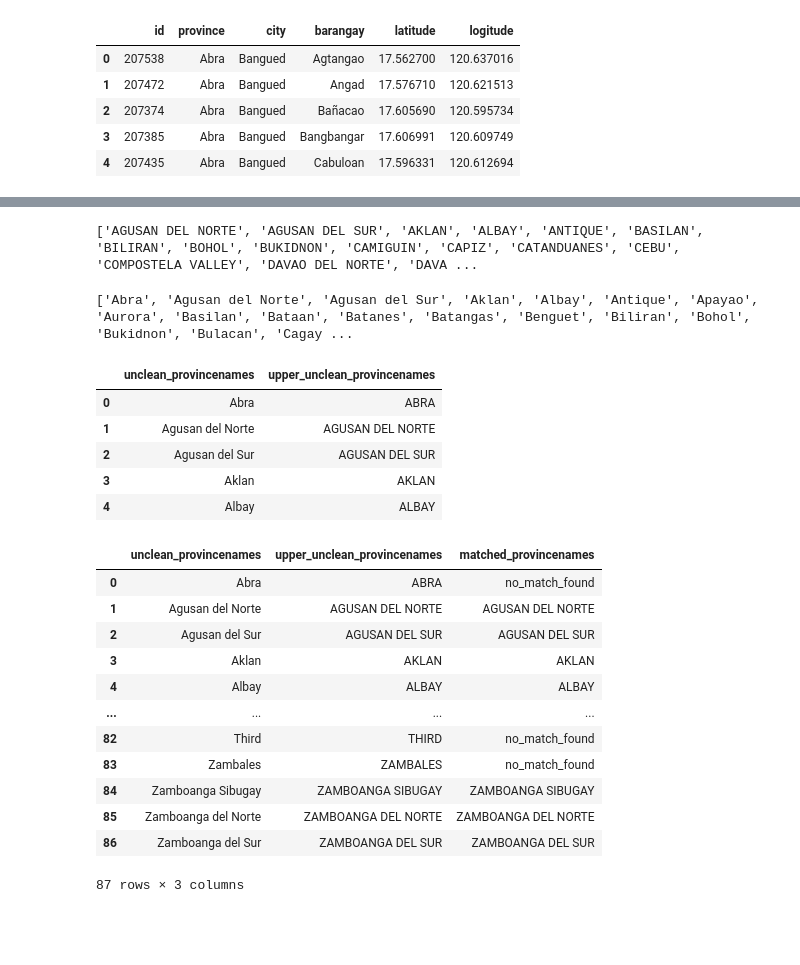
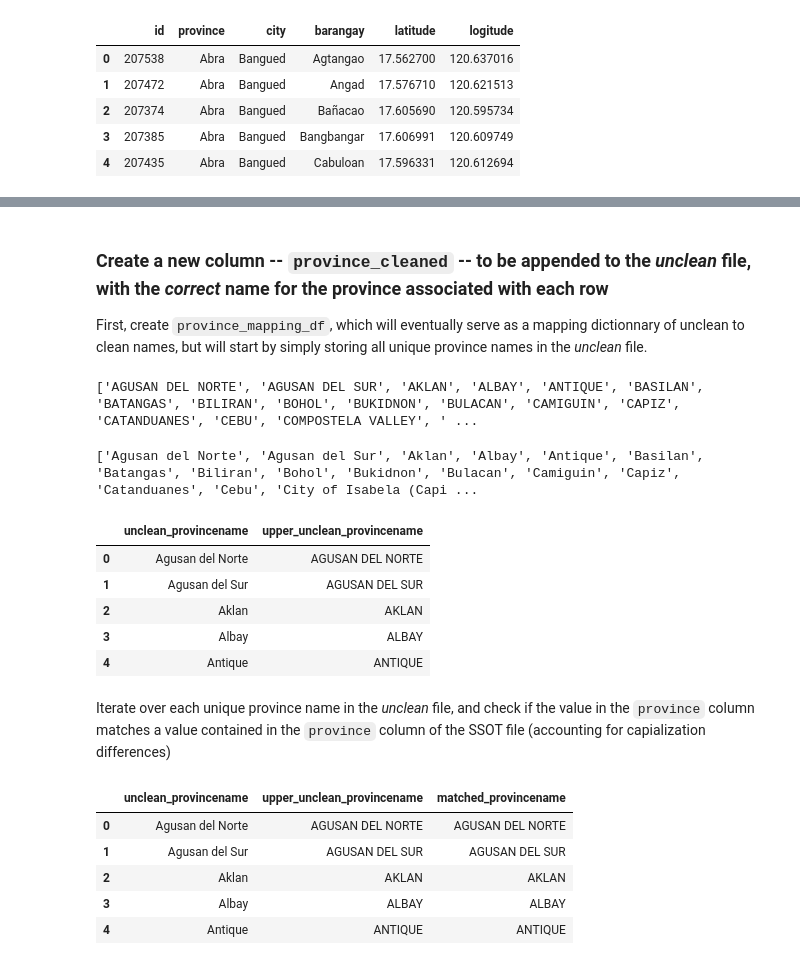
Before and after one commit to caremin-tech/ph-mapping, a Jupyter notebook: data_cleaning_workstream/data_cleaning_workbook.ipynb, the cells around one changed output, grey strips where cells are left out. Saved outputs shown, nothing was run; the diff lists cells and outputs as text; code cells hidden in the pictures; blank space fills up the shorter version.

Commit message:
clean up format, alter ICM region exclusion excel slightly, and set up next steps in README

```diff
--- a/data_cleaning_workstream/data_cleaning_workbook.ipynb
+++ b/data_cleaning_workstream/data_cleaning_workbook.ipynb
@@ -89,0 +101,8 @@ unclean_base_df.head()
+# %%
+# removing all rows from `unclean_base_df` that appear in `non_icm_base_df`
+unclean_base_df = unclean_base_df[
+    (unclean_base_df["province"].isin(non_icm_base_df["province"]) != True)
+]
+
+# taking a peek at our data
+unclean_base_df.head()
@@ -90,83 +116,81 @@ unclean_base_df.head()
+# %% [markdown]
+### Create a new column -- `province_cleaned` -- to be appended to the *unclean* file, with the *correct* name for the province associated with each row
+
+First, create `province_mapping_df`, which will eventually serve as a mapping dictionnary of unclean to clean names, but will start by simply storing all unique province names in the *unclean* file.
 # %%
 # investigating unique values of province in the ssot data
-unique_clean_provincenames_list = [
+unique_clean_provincename_list = [
     x.upper() for x in ssot_df["province"].unique().tolist()
 ]
-print(unique_clean_provincenames_list)
+print(unique_clean_provincename_list)
 # %% [output]
-['AGUSAN DEL NORTE', 'AGUSAN DEL SUR', 'AKLAN', 'ALBAY', 'ANTIQUE', 'BASILAN', 'BILIRAN', 'BOHOL', 'BUKIDNON', 'CAMIGUIN', 'CAPIZ', 'CATANDUANES', 'CEBU', 'COMPOSTELA VALLEY', 'DAVAO DEL NORTE', 'DAVA ...
+['AGUSAN DEL NORTE', 'AGUSAN DEL SUR', 'AKLAN', 'ALBAY', 'ANTIQUE', 'BASILAN', 'BATANGAS', 'BILIRAN', 'BOHOL', 'BUKIDNON', 'BULACAN', 'CAMIGUIN', 'CAPIZ', 'CATANDUANES', 'CEBU', 'COMPOSTELA VALLEY', ' ...
 # %%
 # investigating unique values of region in the unclean data
-unique_unclean_provincenames_list = unclean_base_df["province"].unique().tolist()
-print(unique_unclean_provincenames_list)
+unique_unclean_provincename_list = unclean_base_df["province"].unique().tolist()
+print(unique_unclean_provincename_list)
 # %% [output]
-['Abra', 'Agusan del Norte', 'Agusan del Sur', 'Aklan', 'Albay', 'Antique', 'Apayao', 'Aurora', 'Basilan', 'Bataan', 'Batanes', 'Batangas', 'Benguet', 'Biliran', 'Bohol', 'Bukidnon', 'Bulacan', 'Cagay ...
+['Agusan del Norte', 'Agusan del Sur', 'Aklan', 'Albay', 'Antique', 'Basilan', 'Batangas', 'Biliran', 'Bohol', 'Bukidnon', 'Bulacan', 'Camiguin', 'Capiz', 'Catanduanes', 'Cebu', 'City of Isabela (Capi ...
 # %%
 # make table for province name mapping possibiliies:
 
 # make first column the unique set of all province names from the unclean data
 province_mapping_df = pd.DataFrame(
-    unique_unclean_provincenames_list, columns=["unclean_provincenames"]
+    unique_unclean_provincename_list, columns=["unclean_provincename"]
 )
 
 # make second column the cast-to-upper version of the first collumn
-province_mapping_df["upper_unclean_provincenames"] = province_mapping_df[
-    "unclean_provincenames"
+province_mapping_df["upper_unclean_provincename"] = province_mapping_df[
+    "unclean_provincename"
 ].str.upper()
 
 # inspecting df we have so far
 province_mapping_df.head()
 # %% [output]
-|  | unclean_provincenames | upper_unclean_provincenames |
-| 0 | Abra | ABRA |
-| 1 | Agusan del Norte | AGUSAN DEL NORTE |
-| 2 | Agusan del Sur | AGUSAN DEL SUR |
-| 3 | Aklan | AKLAN |
-| 4 | Albay | ALBAY |
+|  | unclean_provincename | upper_unclean_provincename |
+| 0 | Agusan del Norte | AGUSAN DEL NORTE |
+| 1 | Agusan del Sur | AGUSAN DEL SUR |
+| 2 | Aklan | AKLAN |
+| 3 | Albay | ALBAY |
+| 4 | Antique | ANTIQUE |
+# %% [markdown]
+Iterate over each unique province name in the *unclean* file, and check if the value in the `province` column matches a value contained in the `province` column of the SSOT file (accounting for capialization differences)
 # %%
 # create a function to loop through each unclean upper province name...
 # if it finds that the unclean province name contains one of the clean names...
 # set the value of our new column to be the clean name value...
 # if it can't identify it, set the new value to "not yet matched"
 def set_clean_province_name(row):
     # for each evaluation of each row passed, start off assuming no match
     province_match_found = False
     # loop over all unique clean province names
-    for clean_province_name in unique_clean_provincenames_list:
+    for clean_province_name in unique_clean_provincename_list:
         # if we find a match in the clean province names...
         # meaning if we find that one of the clean province names...
         # occurs in the string of the unclean province name...
         # return the clean province name that was found
-        if clean_province_name in row["upper_unclean_provincenames"]:
+        if clean_province_name in row["upper_unclean_provincename"]:
             province_match_found = True
             return clean_province_name
 
     # if we struck out and didn't find a match, return a placeholder
     if not province_match_found:
         return "no_match_found"
 
-
 # updating the df to include a new column for clean province name post matching
 province_mapping_df = province_mapping_df.assign(
-    matched_provincenames=province_mapping_df.apply(set_clean_province_name, axis=1)
+    matched_provincename=province_mapping_df.apply(set_clean_province_name, axis=1)
 )
 
 # inspecting the result
-province_mapping_df
+province_mapping_df.head()
 # %% [output]
-|  | unclean_provincenames | upper_unclean_provincenames | matched_provincenames |
-| 0 | Abra | ABRA | no_match_found |
-| 1 | Agusan del Norte | AGUSAN DEL NORTE | AGUSAN DEL NORTE |
-| 2 | Agusan del Sur | AGUSAN DEL SUR | AGUSAN DEL SUR |
-| 3 | Aklan | AKLAN | AKLAN |
-| 4 | Albay | ALBAY | ALBAY |
-| ... | ... | ... | ... |
-| 82 | Third | THIRD | no_match_found |
-| 83 | Zambales | ZAMBALES | no_match_found |
-| 84 | Zamboanga Sibugay | ZAMBOANGA SIBUGAY | ZAMBOANGA SIBUGAY |
-| 85 | Zamboanga del Norte | ZAMBOANGA DEL NORTE | ZAMBOANGA DEL NORTE |
-| 86 | Zamboanga del Sur | ZAMBOANGA DEL SUR | ZAMBOANGA DEL SUR |
+|  | unclean_provincename | upper_unclean_provincename | matched_provincename |
+| 0 | Agusan del Norte | AGUSAN DEL NORTE | AGUSAN DEL NORTE |
+| 1 | Agusan del Sur | AGUSAN DEL SUR | AGUSAN DEL SUR |
+| 2 | Aklan | AKLAN | AKLAN |
+| 3 | Albay | ALBAY | ALBAY |
+| 4 | Antique | ANTIQUE | ANTIQUE |
-87 rows × 3 columns
 # %%
 # just inspecting the province names we couldn't match
 province_names_failedtomatch_df = province_mapping_df.loc[
```
Also changed, not shown: parts of 16 cells of this notebook, 4 other files.
